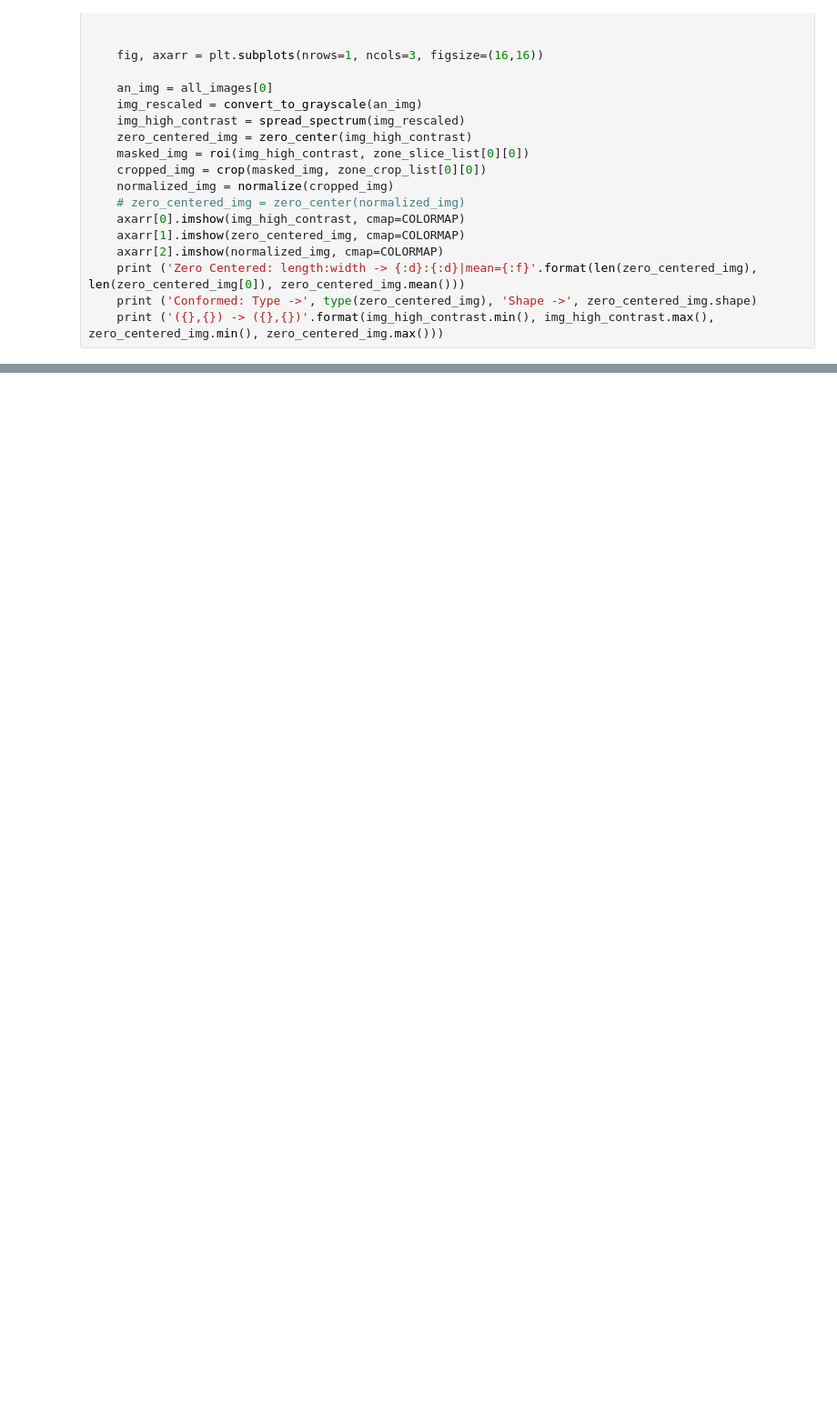
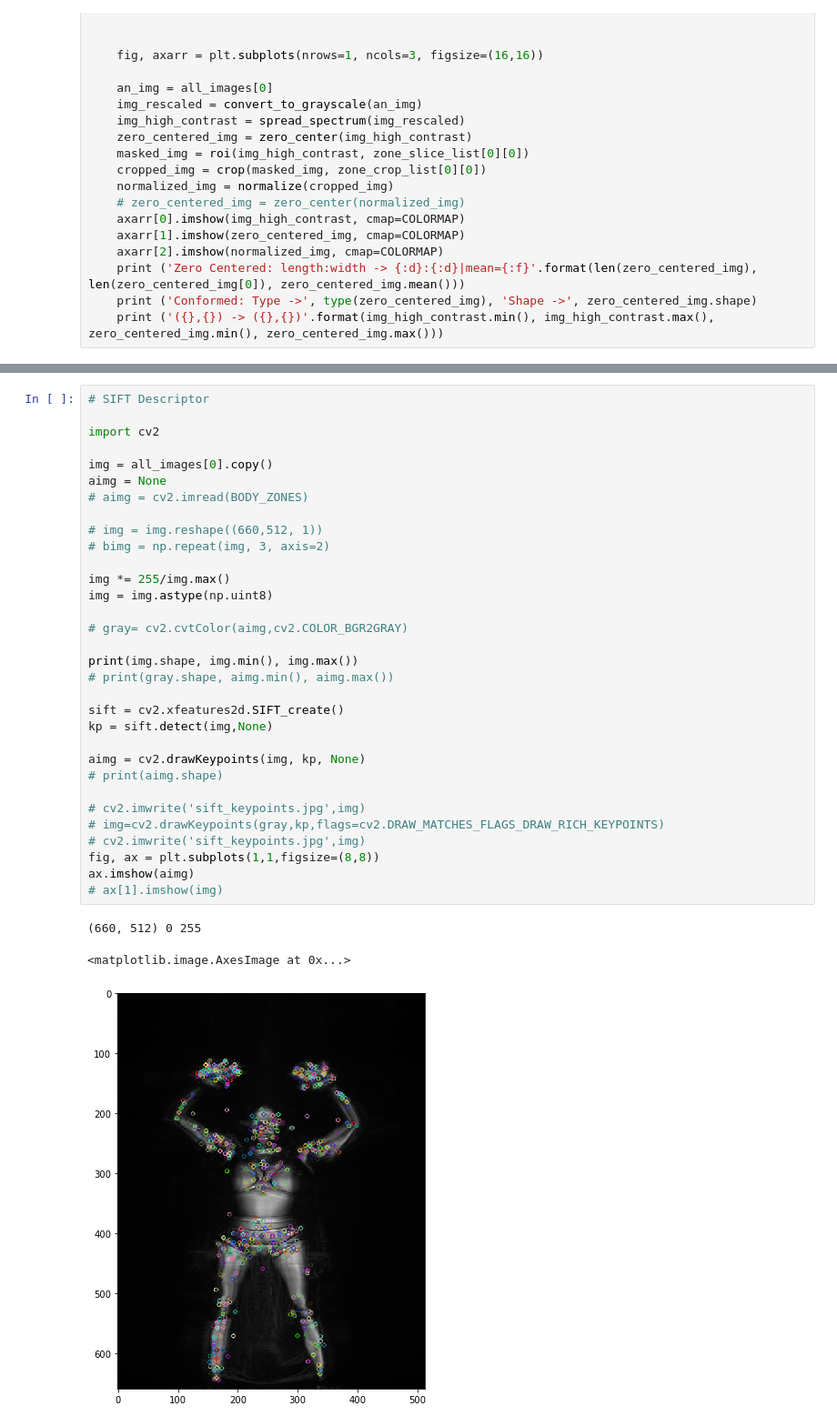
Before and after one commit to deepanjan90/TSA-Body-Scan-Analysis, a Jupyter notebook: stage1/exploratory_model/tsahelper.ipynb, the cells around one changed output, grey strips where cells are left out. Shown at 91% size. Drawn from its saved outputs; the diff is of its cells as text; blank space fills up the shorter version.

```diff
--- a/stage1/exploratory_model/tsahelper.ipynb
+++ b/stage1/exploratory_model/tsahelper.ipynb
@@ -727,0 +747,36 @@ if UNIT_TEST:
+# %%
+# SIFT Descriptor
+
+import cv2
+
+img = all_images[0].copy()
+aimg = None
+# aimg = cv2.imread(BODY_ZONES)
+
+# img = img.reshape((660,512, 1))
+# bimg = np.repeat(img, 3, axis=2)
+
+img *= 255/img.max()
+img = img.astype(np.uint8)
+
+# gray= cv2.cvtColor(aimg,cv2.COLOR_BGR2GRAY)
+
+print(img.shape, img.min(), img.max())
+# print(gray.shape, aimg.min(), aimg.max())
+
+sift = cv2.xfeatures2d.SIFT_create()
+kp = sift.detect(img,None)
+
+aimg = cv2.drawKeypoints(img, kp, None)
+# print(aimg.shape)
+
+# cv2.imwrite('sift_keypoints.jpg',img)
+# img=cv2.drawKeypoints(gray,kp,flags=cv2.DRAW_MATCHES_FLAGS_DRAW_RICH_KEYPOINTS)
+# cv2.imwrite('sift_keypoints.jpg',img)
+fig, ax = plt.subplots(1,1,figsize=(8,8))
+ax.imshow(aimg)
+# ax[1].imshow(img)
+# %% [output]
+(660, 512) 0 255
+<matplotlib.image.AxesImage at 0x...>
+[figure, added]
```
Also changed, not shown: parts of 12 cells of this notebook, 4 other files.
